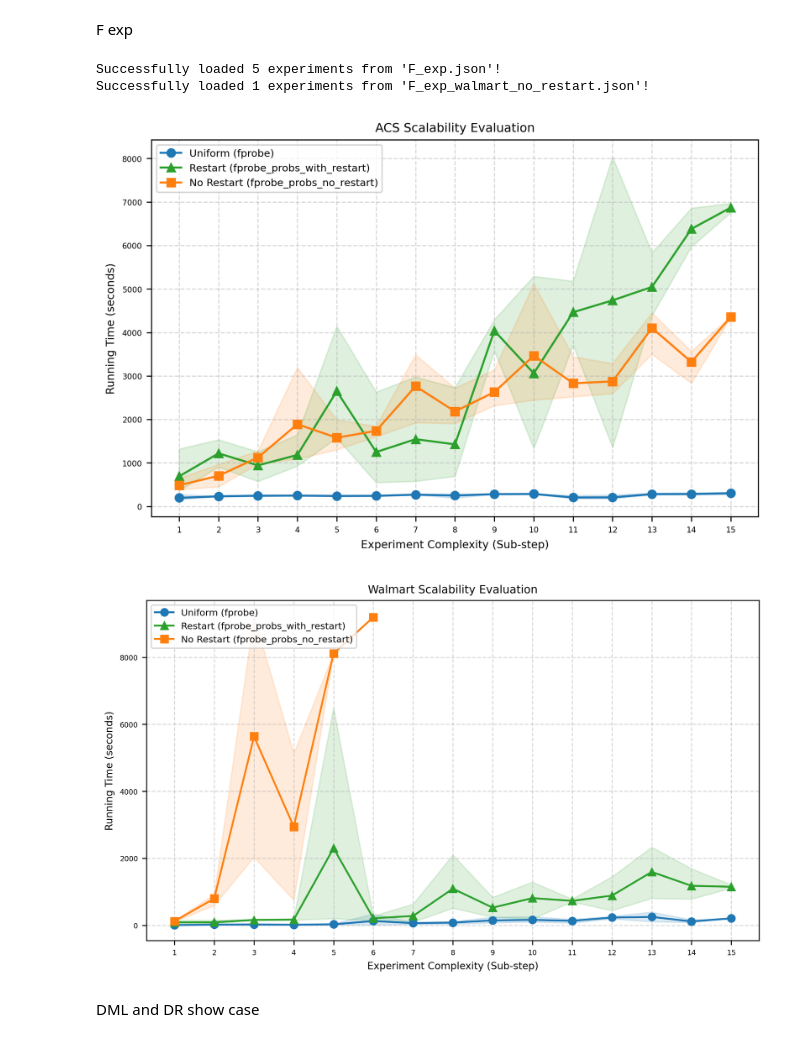
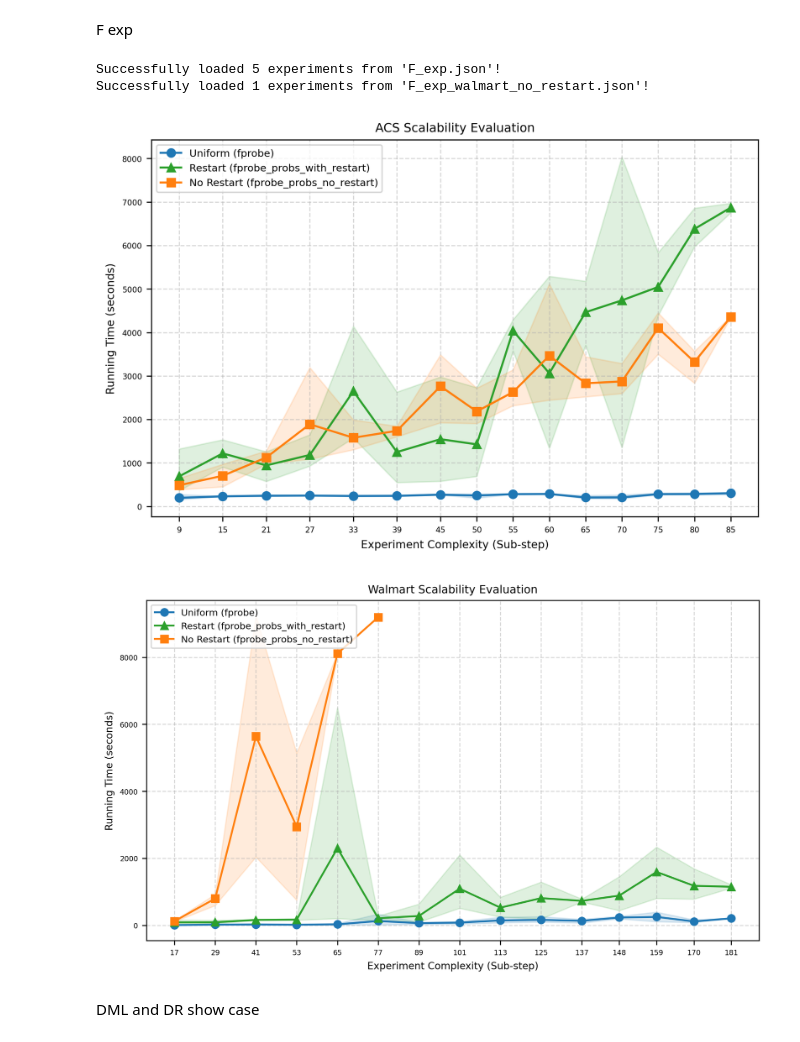
Before and after one commit to danielbarcohen-bot/ATE-shifting, a Jupyter notebook: graphs.ipynb, the cells around one changed output. Drawn from its saved outputs; the diff is of its cells as text; code cells hidden in the pictures.

Commit message:
finally some results

```diff
--- a/graphs.ipynb
+++ b/graphs.ipynb
@@ -1136,7 +1136,6 @@ warnings.filterwarnings('ignore', category=RuntimeWarning)
 # =================================================================
 # 1. Load the Data from F_exp.json or F-exp.json
 # =================================================================
-# Proactively checks for both common variations of your filename
 json_path = 'F_exp.json'
 json_path_walmart_no_restart = 'F_exp_walmart_no_restart.json'
 try:
@@ -1170,6 +1169,10 @@ MARKER_SIZE = 6
 doublefig_width = 8
 doublefig_height = 5
 
+# Master tick coordinate systems for the background grid & labels
+acs_xs = [6 * i + 3 if i < 8 else 6*7 + 5 * (i-7) + 3 for i in range(1, 16)]
+walmart_xs = [12 * i + 5 if i < 12 else 12* 11 + 11 * (i-11) + 5 for i in range(1, 16)]
+
 # =================================================================
 # 3. Data Parsing Engine
 # =================================================================
@@ -1196,7 +1199,6 @@ def extract_run_data(exp_id, mode_key, exp_dict):
     )
 
     for sub_key in sorted_sub_keys:
-        # Extract the trailing integer index for the X-axis (e.g., 1 to 15)
         try:
             x_val = int(sub_key.split('.')[-1])
         except ValueError:
@@ -1232,6 +1234,12 @@ def plot_mode(ax, exp_id, mode_key, label, color, marker):
     if not xs:
         return
 
+    # DYNAMIC SCALING: Maps existing elements to the exact formula positions
+    if exp_id in ["41", "42", "43"]:
+        xs = [6 * x + 3 if x < 8 else 6*7 + 5 * (x-7) + 3 for x in xs]
+    else:
+        xs = [12 * x + 5 if x < 12 else 12* 11 + 11 * (x-11) + 5 for x in xs]
+
     # Plot the mean trend line
     ax.plot(
         xs, means,
@@ -1261,37 +1269,43 @@ plot_mode(ax1, "43", "fprobe_probs_no_restart", "No Restart (fprobe_probs_no_res
 ax1.set_title("ACS Scalability Evaluation")
 ax1.set_xlabel("Experiment Complexity (Sub-step)")
 ax1.set_ylabel("Running Time (seconds)")
-ax1.set_xticks(range(1, 16))
+
+# Ticks are placed and labeled with your exact math results (e.g., 9, 15, 21 ... 85)
+ax1.set_xticks(acs_xs)
+
 ax1.grid(True, linestyle='--', alpha=0.5)
 ax1.legend(loc='upper left', frameon=True)
 
 # ----------------- PLOT 2: WALMART (EXP 44, 45) -----------------
 # EXP 44 -> Uniform (fprobe)
 plot_mode(ax2, "44", "fprobe", "Uniform (fprobe)", probe_color, probe_marker)
 # EXP 45 -> Has both Restart and No Restart modes stored inside it
 plot_mode(ax2, "45", "fprobe_probs_with_restart", "Restart (fprobe_probs_with_restart)", probe_probs_with_restart_color, probe_probs_with_restart_marker)
 plot_mode(ax2, "45", "fprobe_probs_no_restart", "No Restart (fprobe_probs_no_restart)", probe_probs_no_restart_color, probe_probs_no_restart_marker)
 
 ax2.set_title("Walmart Scalability Evaluation")
 ax2.set_xlabel("Experiment Complexity (Sub-step)")
 ax2.set_ylabel("Running Time (seconds)")
-ax2.set_xticks(range(1, 16))
+
+# Ticks are placed and labeled with your exact math results (e.g., 17, 29, 41 ... 181)
+ax2.set_xticks(walmart_xs)
+
 ax2.grid(True, linestyle='--', alpha=0.5)
 ax2.legend(loc='upper left', frameon=True)
 
 # =================================================================
 # 5. Save & Render
 # =================================================================
 plt.tight_layout()
 fig1.savefig('acs_scalability.pdf', bbox_inches="tight", dpi=600)
 fig2.savefig('walmart_scalability.pdf', bbox_inches='tight', dpi=600)
 
 plt.show()
 # %% [output]
 Successfully loaded 5 experiments from 'F_exp.json'!
 Successfully loaded 1 experiments from 'F_exp_walmart_no_restart.json'!
-[figure, old version]
+[figure, new version]
-[figure, old version]
+[figure, new version]
 # %% [markdown]
 DML and DR show case
 # %%
```
